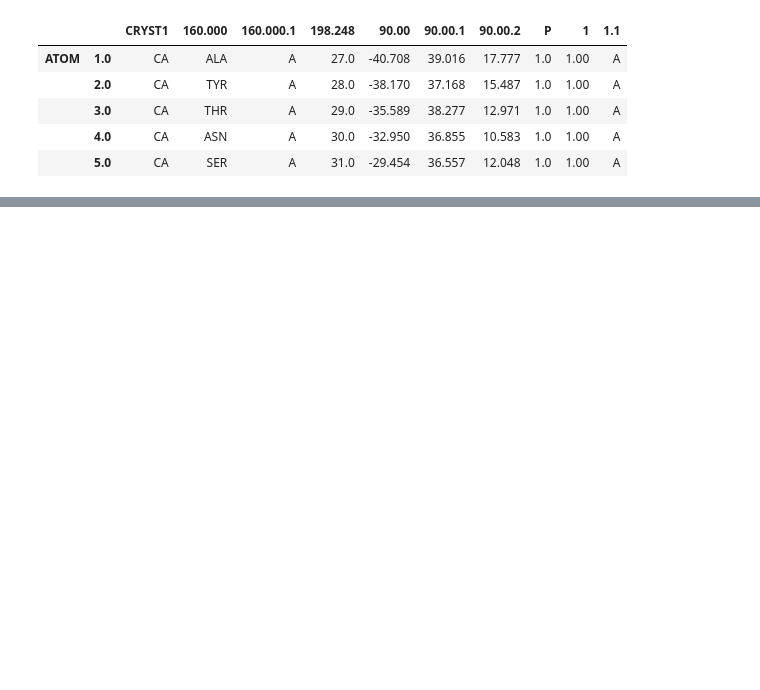
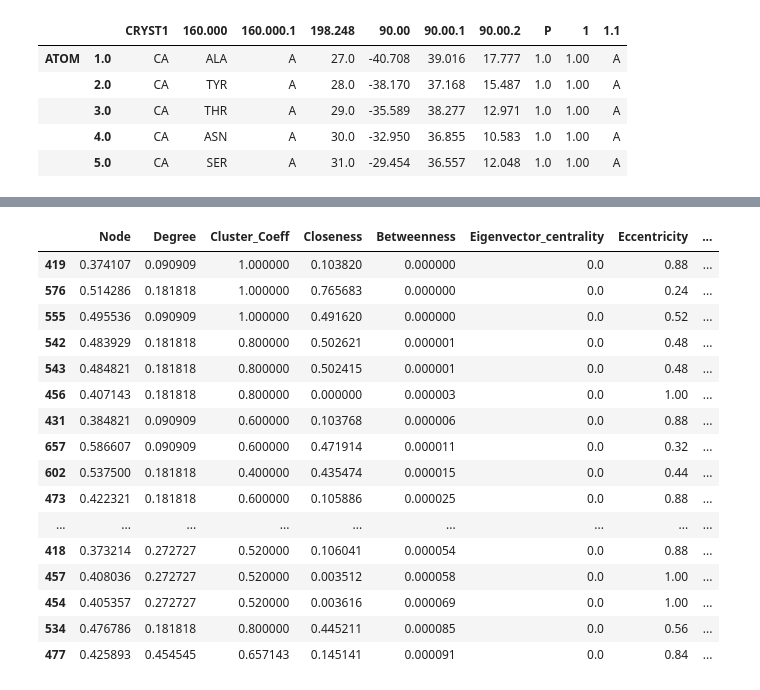
Before and after one commit to ai-covariants/graph-notation-covariants, a Jupyter notebook: data/PDB Analysis.ipynb, the cells around one changed output, grey strips where cells are left out. Drawn from its saved outputs; the diff is of its cells as text; code cells hidden in the pictures; blank space fills up the shorter version.

```diff
--- a/data/PDB Analysis.ipynb
+++ b/data/PDB Analysis.ipynb
@@ -112,0 +135,20 @@ data2_scaled_crop
+# %%
+data_scaled_crop.sort_values("Betweenness").iloc[1:20]
+# %% [output]
+|  | Node | Degree | Cluster_Coeff | Closeness | Betweenness | Eigenvector_centrality | Eccentricity | ... |
+| 419 | 0.374107 | 0.090909 | 1.000000 | 0.103820 | 0.000000 | 0.0 | 0.88 | ... |
+| 576 | 0.514286 | 0.181818 | 1.000000 | 0.765683 | 0.000000 | 0.0 | 0.24 | ... |
+| 555 | 0.495536 | 0.090909 | 1.000000 | 0.491620 | 0.000000 | 0.0 | 0.52 | ... |
+| 542 | 0.483929 | 0.181818 | 0.800000 | 0.502621 | 0.000001 | 0.0 | 0.48 | ... |
+| 543 | 0.484821 | 0.181818 | 0.800000 | 0.502415 | 0.000001 | 0.0 | 0.48 | ... |
+| 456 | 0.407143 | 0.181818 | 0.800000 | 0.000000 | 0.000003 | 0.0 | 1.00 | ... |
+| 431 | 0.384821 | 0.090909 | 0.600000 | 0.103768 | 0.000006 | 0.0 | 0.88 | ... |
+| 657 | 0.586607 | 0.090909 | 0.600000 | 0.471914 | 0.000011 | 0.0 | 0.32 | ... |
+| 602 | 0.537500 | 0.181818 | 0.400000 | 0.435474 | 0.000015 | 0.0 | 0.44 | ... |
+| 473 | 0.422321 | 0.181818 | 0.600000 | 0.105886 | 0.000025 | 0.0 | 0.88 | ... |
+| ... | ... | ... | ... | ... | ... | ... | ... | ... |
+| 418 | 0.373214 | 0.272727 | 0.520000 | 0.106041 | 0.000054 | 0.0 | 0.88 | ... |
+| 457 | 0.408036 | 0.272727 | 0.520000 | 0.003512 | 0.000058 | 0.0 | 1.00 | ... |
+| 454 | 0.405357 | 0.272727 | 0.520000 | 0.003616 | 0.000069 | 0.0 | 1.00 | ... |
+| 534 | 0.476786 | 0.181818 | 0.800000 | 0.445211 | 0.000085 | 0.0 | 0.56 | ... |
+| 477 | 0.425893 | 0.454545 | 0.657143 | 0.145141 | 0.000091 | 0.0 | 0.84 | ... |
```
Also changed, not shown: parts of 27 cells of this notebook.
